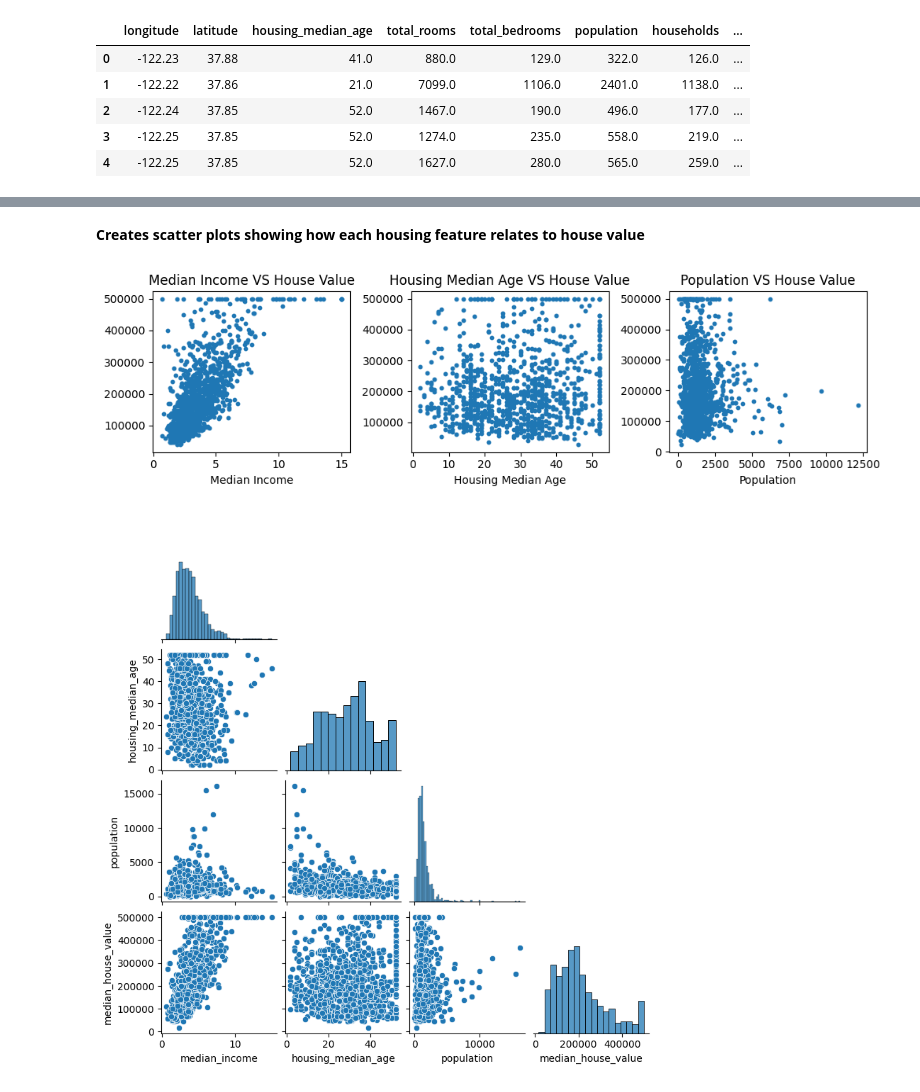
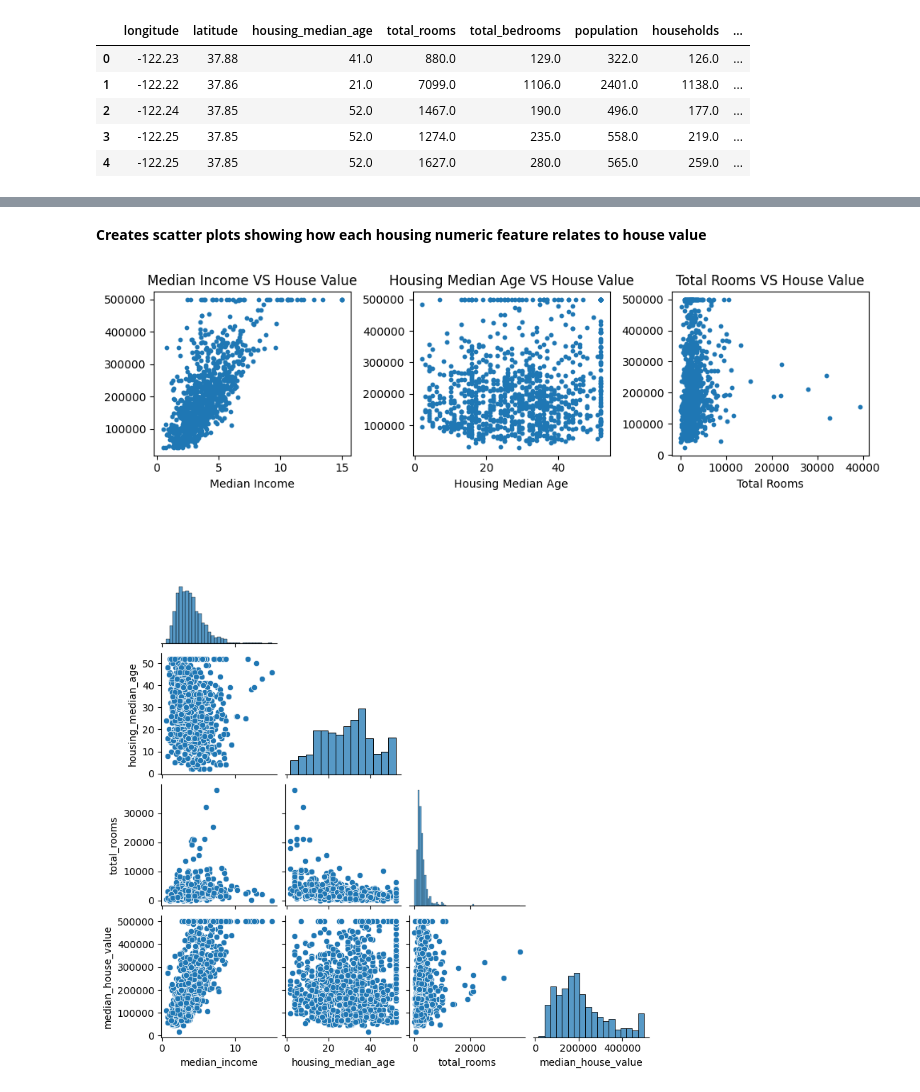
Before and after one commit to nouralahmad89-crypto/Statistiska-metoder-Nour-Alahmad, a Jupyter notebook: Laboration_Statistiska_Metoder/labb.ipynb, the cells around one changed output, grey strips where cells are left out. Saved outputs shown, nothing was run; the diff lists cells and outputs as text; code cells hidden in the pictures.

Commit message:
uppdaterar min modell och jobbar med VG delen, klar till räkna Pearson number

```diff
--- a/Laboration_Statistiska_Metoder/labb.ipynb
+++ b/Laboration_Statistiska_Metoder/labb.ipynb
@@ -33,0 +36,7 @@ memory usage: 1.6+ MB
+# %%
+num=df["total_bedrooms"].isna().sum() # kontrollerar hur många saknade värden finns
+print(f" number av saknade vädren i total_bedrooms är {num}")
+# fill saknade värden med median värde
+df["total_bedrooms"] = df["total_bedrooms"].fillna(df["total_bedrooms"].median())
+num=df["total_bedrooms"].isna().sum()
+num
@@ -55,32 +107,31 @@ Som förklarande variabler har `median_income`, `housing_median_age` och `popula
 # %% [markdown]
-**Creates scatter plots showing how each housing feature relates to house value**
+**Creates scatter plots showing how each housing numeric feature relates to house value**
 # %%
-import matplotlib.pyplot as plt
 import numpy as np
 
 y = df['median_house_value'].to_numpy()
-X = df[['median_income', 'housing_median_age', 'population']].to_numpy()
-features = ['median_income', 'housing_median_age', 'population']
+X_num = df[['median_income', 'housing_median_age', 'total_rooms']].to_numpy()
+features = ['median_income', 'housing_median_age', 'total_rooms']
 
-fig, ax = plt.subplots(1, X.shape[1], figsize=(10,3), dpi=100)
+fig, ax = plt.subplots(1, X_num.shape[1], figsize=(10,3), dpi=100)
 
-for i in range(X.shape[1]):
+for i in range(X_num.shape[1]):
     idx = np.random.choice(len(y), 1000, replace=False)
-    ax[i].scatter(X[idx, i], y[idx], s=10)
+    ax[i].scatter(X_num[idx, i], y[idx], s=10)
     ax[i].set(xlabel=features[i].replace("_", " ").title(),
             title=f"{features[i].replace("_", " ").title()} VS House Value")
 
 plt.tight_layout()
 # %% [output]
-[figure, old version]
+[figure, new version]
 # %%
 import seaborn as sns
 
-cols = ['median_income', 'housing_median_age', 'population', 'median_house_value']
+cols = ['median_income', 'housing_median_age', 'total_rooms', 'median_house_value']
 df_s = df[cols].sample(1000, random_state=42)
-ax = sns.pairplot(df_s, corner=True, height=2)
+ax = sns.pairplot(df_s,corner=True, height=2)
 # %% [output]
-[figure, old version]
+[figure, new version]
 # %% [markdown]
 ### **Pairplot**
 
```
Also changed, not shown: parts of 29 cells of this notebook, 1 other file.
